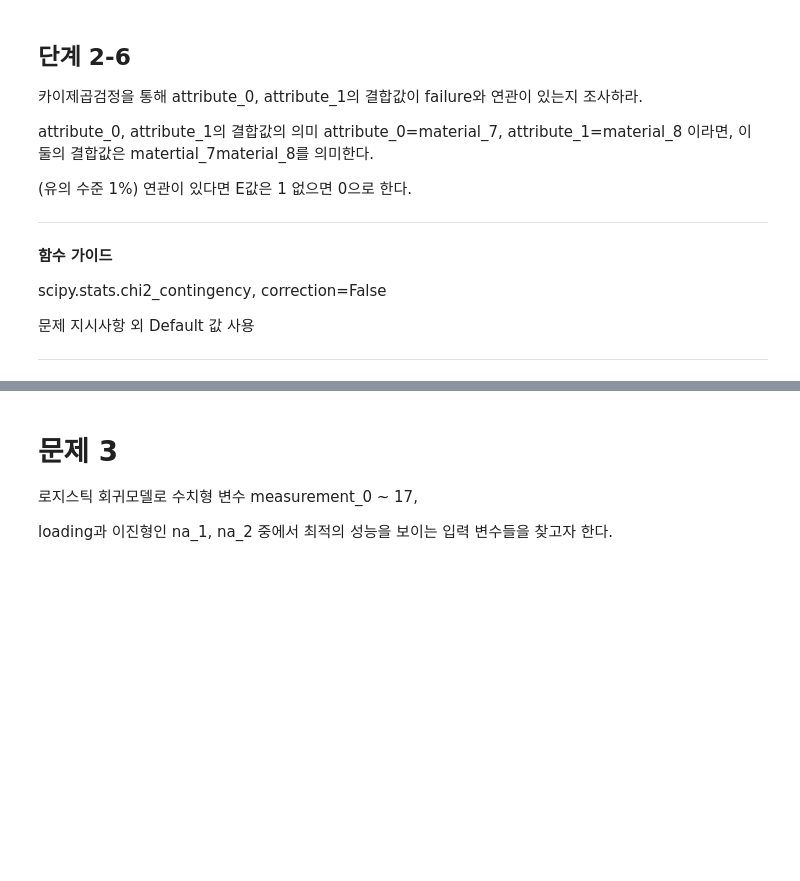
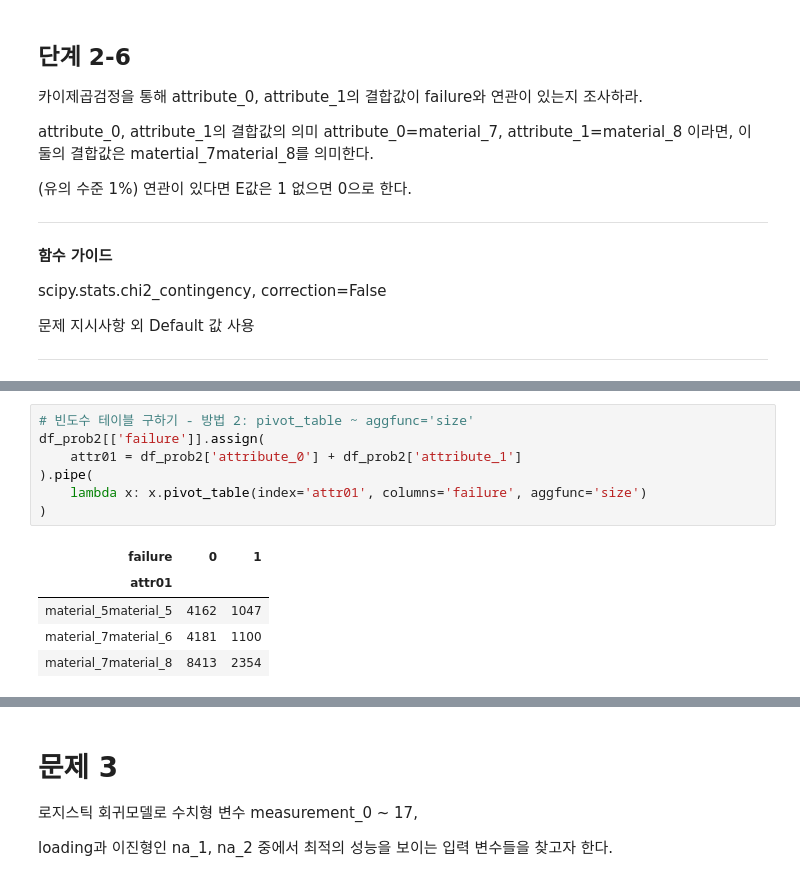
Before and after one commit to sunkusun9/DS_lv3_2408, a Jupyter notebook: sec_ds_lv3_prob1_prob.ipynb, the cells around one changed output, grey strips where cells are left out. Cells and saved outputs as stored; diff of their text form; blank space fills up the shorter version.

```diff
--- a/sec_ds_lv3_prob1_prob.ipynb
+++ b/sec_ds_lv3_prob1_prob.ipynb
@@ -791,0 +812,13 @@ ch, dof, 1 - chi2.cdf(ch, dof), df_exp
+# %%
+# 빈도수 테이블 구하기 - 방법 2: pivot_table ~ aggfunc='size'
+df_prob2[['failure']].assign(
+    attr01 = df_prob2['attribute_0'] + df_prob2['attribute_1']
+).pipe(
+    lambda x: x.pivot_table(index='attr01', columns='failure', aggfunc='size')
+)
+# %% [output]
+| failure | 0 | 1 |
+| attr01 |  |  |
+| material_5material_5 | 4162 | 1047 |
+| material_7material_6 | 4181 | 1100 |
+| material_7material_8 | 8413 | 2354 |
```
Also changed, not shown: parts of 101 cells of this notebook.
